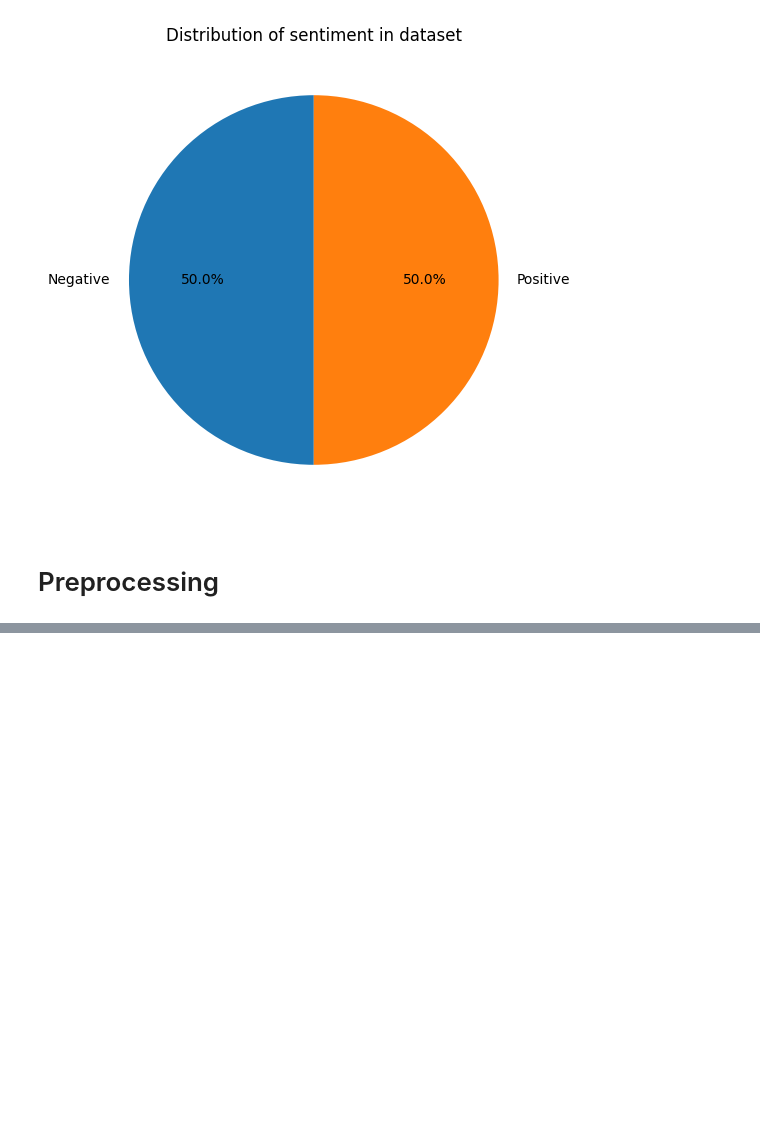
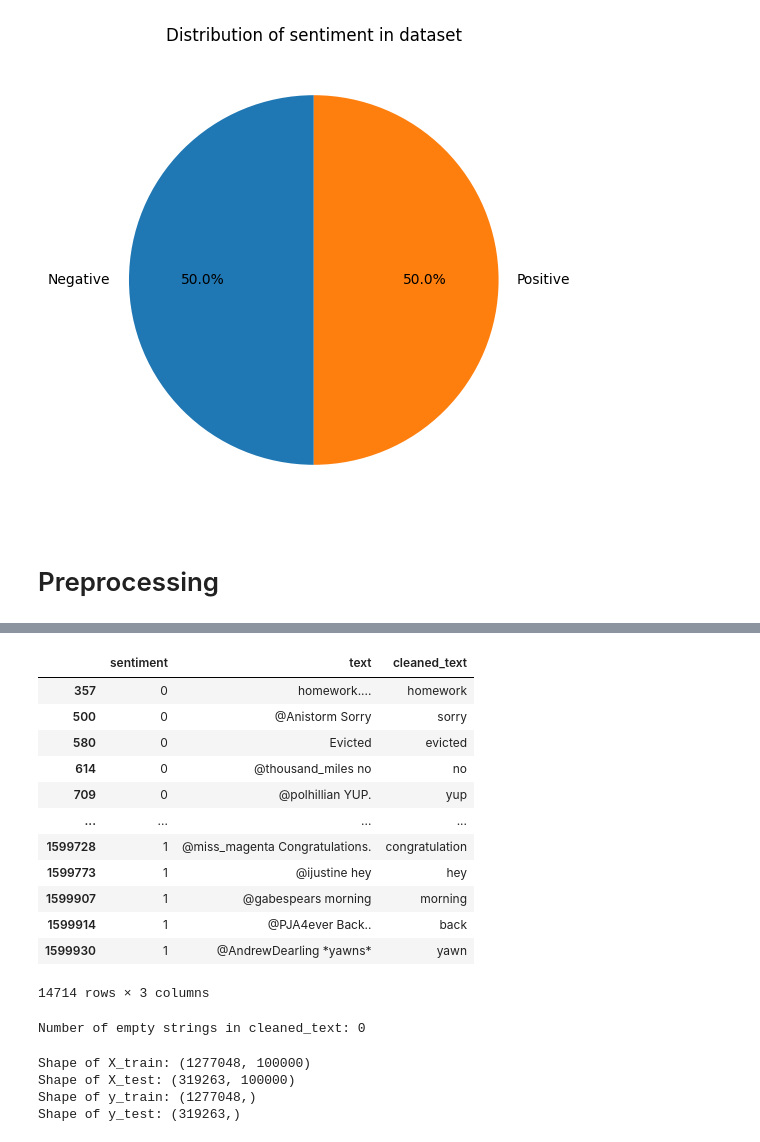
Before and after one commit to Rahifhiba/SMM-Social-Media-Mood, a Jupyter notebook: notebook.ipynb, the cells around one changed output, grey strips where cells are left out. Drawn from its saved outputs; the diff is of its cells as text; code cells hidden in the pictures; blank space fills up the shorter version.

```diff
--- a/notebook.ipynb
+++ b/notebook.ipynb
@@ -191,0 +219,21 @@ df['cleaned_text'] = tqdm(df['text'].apply(pre.preprocess), desc='Preprocessing
+# %%
+# show text with less than 2 words
+df[df.cleaned_text.apply(lambda x: len(x.split()) < 2)]
+# %% [output]
+|  | sentiment | text | cleaned_text |
+| 357 | 0 | homework.... | homework |
+| 500 | 0 | @Anistorm Sorry | sorry |
+| 580 | 0 | Evicted | evicted |
+| 614 | 0 | @thousand_miles no | no |
+| 709 | 0 | @polhillian YUP. | yup |
+| ... | ... | ... | ... |
+| 1599728 | 1 | @miss_magenta Congratulations. | congratulation |
+| 1599773 | 1 | @ijustine hey | hey |
+| 1599907 | 1 | @gabespears morning | morning |
+| 1599914 | 1 | @PJA4ever Back.. | back |
+| 1599930 | 1 | @AndrewDearling *yawns* | yawn |
+14714 rows × 3 columns
+# %%
+print(f"Number of empty strings in cleaned_text: {(df['cleaned_text'] == '').sum()}")
+# %% [output]
+Number of empty strings in cleaned_text: 0
@@ -191,0 +248,14 @@ df['cleaned_text'] = tqdm(df['text'].apply(pre.preprocess), desc='Preprocessing
+# %%
+# # df_vect = pd.DataFrame.sparse.from_spmatrix(X, columns=vect.get_feature_names_out())
+# df_vect = pd.DataFrame.sparse.from_spmatrix(X, columns=[vect.get_feature_names_out()])
+
+# df_vect
+print("Shape of X_train:", X_train.shape)
+print("Shape of X_test:", X_test.shape)
+print("Shape of y_train:", y_train.shape)
+print("Shape of y_test:", y_test.shape)
+# %% [output]
+Shape of X_train: (1277048, 100000)
+Shape of X_test: (319263, 100000)
+Shape of y_train: (1277048,)
+Shape of y_test: (319263,)
```
Also changed, not shown: parts of 12 cells of this notebook, 6 other files.
